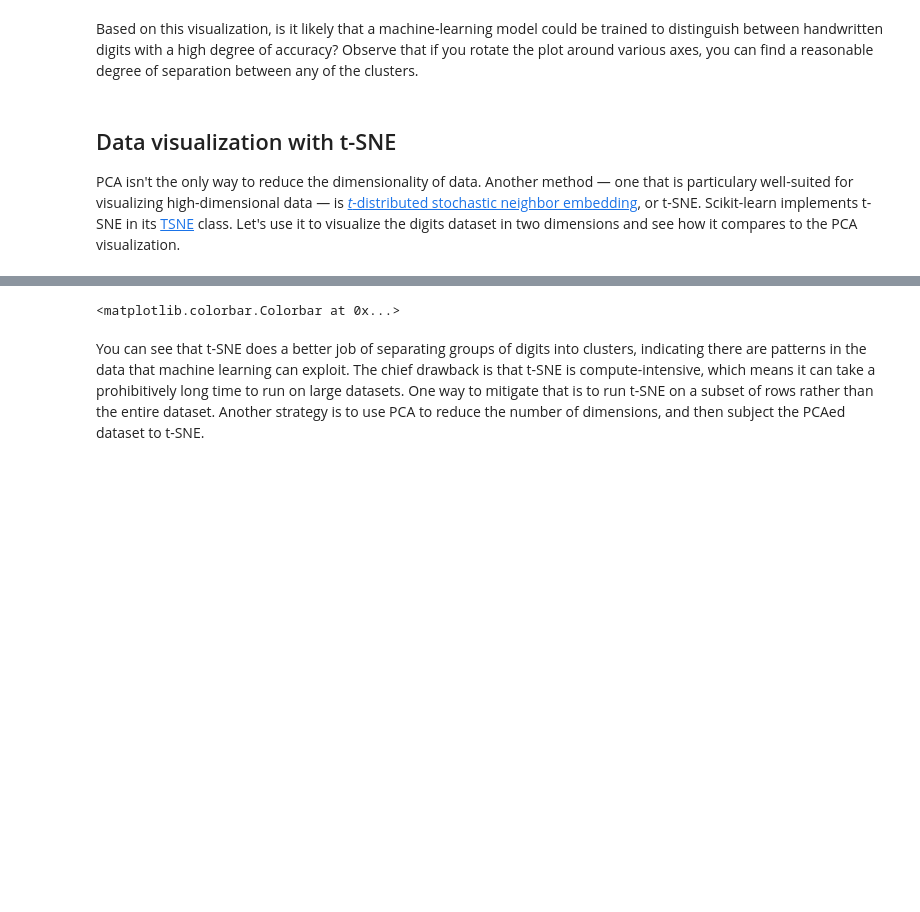
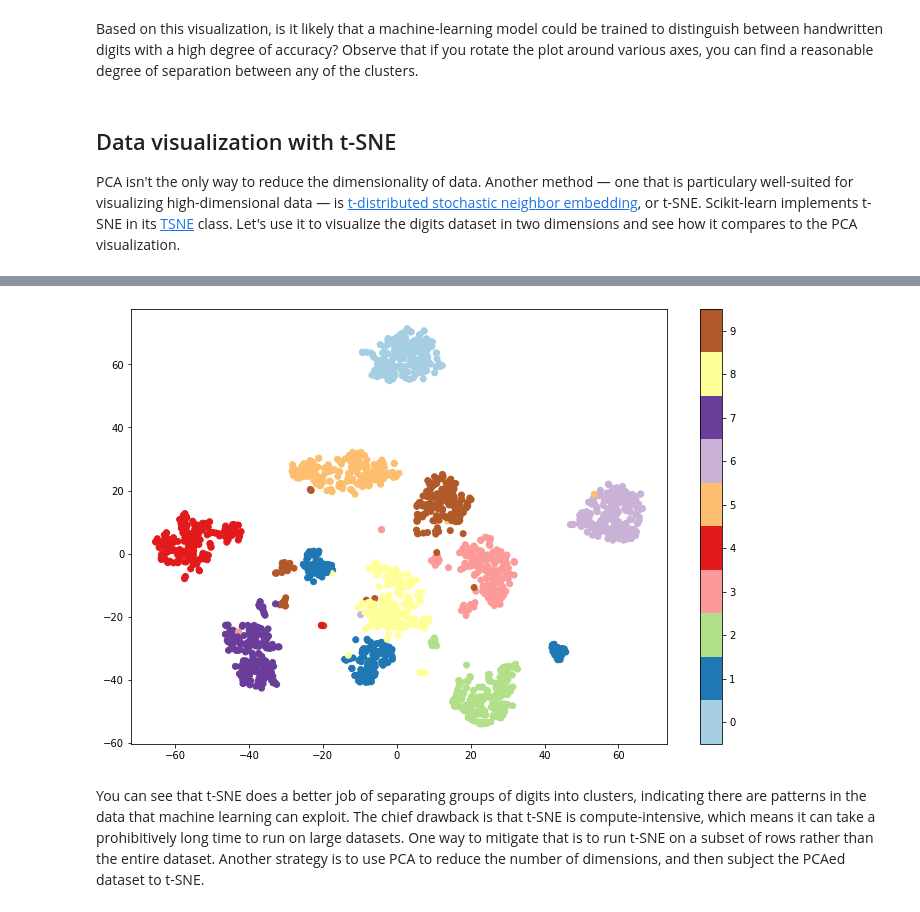
Before and after one commit to jeffprosise/Machine-Learning, a Jupyter notebook: PCA.ipynb, the cells around one changed output, grey strips where cells are left out. Cells and saved outputs as stored; diff of their text form; code cells hidden in the pictures; blank space fills up the shorter version.

```diff
--- a/PCA.ipynb
+++ b/PCA.ipynb
@@ -237,14 +237,16 @@ Based on this visualization, is it likely that a machine-learning model could be
 # %% [markdown]
 ## Data visualization with t-SNE
 
-PCA isn't the only way to reduce the dimensionality of data. Another method — one that is particulary well-suited for visualizing high-dimensional data — is [*t*-distributed stochastic neighbor embedding](https://en.wikipedia.org/wiki/T-distributed_stochastic_neighbor_embedding), or t-SNE. Scikit-learn implements t-SNE in its [TSNE](https://scikit-learn.org/stable/modules/generated/sklearn.manifold.TSNE.html) class. Let's use it to visualize the digits dataset in two dimensions and see how it compares to the PCA visualization.
+PCA isn't the only way to reduce the dimensionality of data. Another method — one that is particulary well-suited for visualizing high-dimensional data — is [t-distributed stochastic neighbor embedding](https://en.wikipedia.org/wiki/T-distributed_stochastic_neighbor_embedding), or t-SNE. Scikit-learn implements t-SNE in its [TSNE](https://scikit-learn.org/stable/modules/generated/sklearn.manifold.TSNE.html) class. Let's use it to visualize the digits dataset in two dimensions and see how it compares to the PCA visualization.
 # %%
+%matplotlib inline
 from sklearn.manifold import TSNE
 
 tsne = TSNE(n_components=2)
 tsne_digits = tsne.fit_transform(digits.data)
 
 plt.figure(figsize=(12, 8))
-plt.scatter(tsne_digits[:, 0], tsne_digits[:, 1], c=digits.target, cmap='Paired')
-plt.colorbar()
+plt.scatter(tsne_digits[:, 0], tsne_digits[:, 1], c=digits.target, cmap=plt.cm.get_cmap('Paired', 10))
+plt.colorbar(ticks=range(10))
+plt.clim(-0.5, 9.5)
 # %% [output]
@@ -253,3 +253,3 @@ plt.colorbar()
-<matplotlib.colorbar.Colorbar at 0x...>
+[figure, added]
 # %% [markdown]
 You can see that t-SNE does a better job of separating groups of digits into clusters, indicating there are patterns in the data that machine learning can exploit. The chief drawback is that t-SNE is compute-intensive, which means it can take a prohibitively long time to run on large datasets. One way to mitigate that is to run t-SNE on a subset of rows rather than the entire dataset. Another strategy is to use PCA to reduce the number of dimensions, and then subject the PCAed dataset to t-SNE.
```
Also changed, not shown: parts of 3 cells of this notebook.
